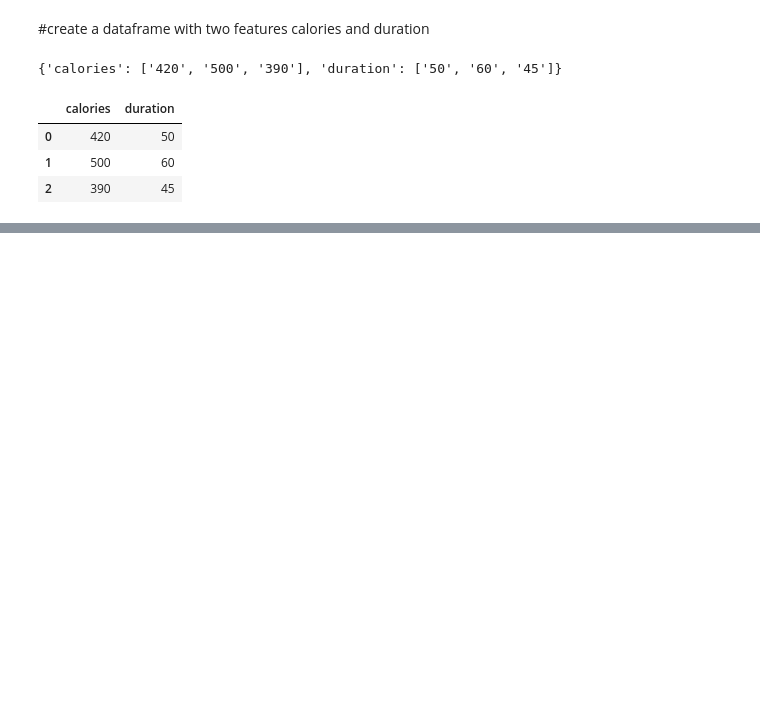
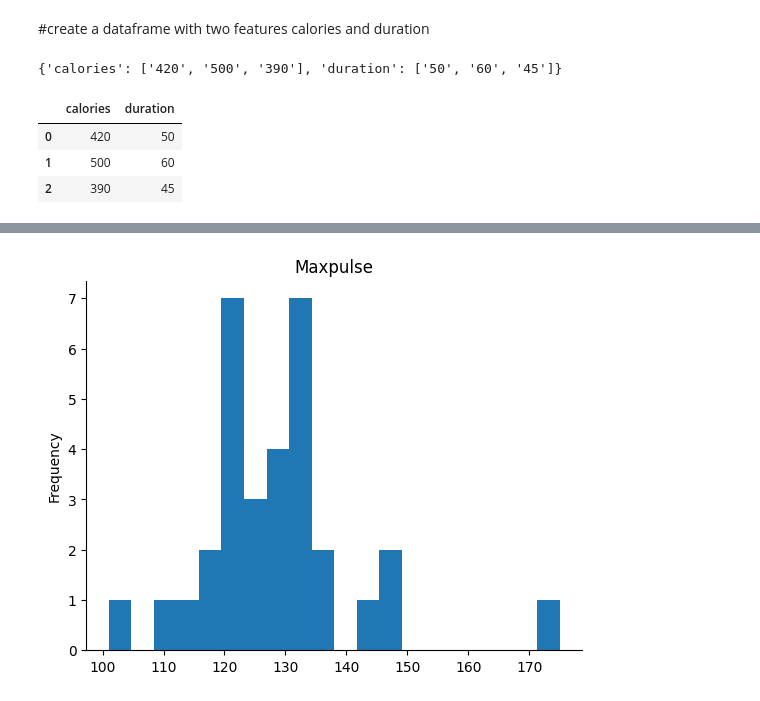
Before and after one commit to bohara10/ML_training, a Jupyter notebook: pandas.ipynb, the cells around one changed output, grey strips where cells are left out. Cells and saved outputs as stored; diff of their text form; code cells hidden in the pictures; blank space fills up the shorter version.

```diff
--- a/pandas.ipynb
+++ b/pandas.ipynb
@@ -54,0 +87,4 @@ df
+# %%
+import pandas as pd
+df = pd.read_csv("/content/drive/MyDrive/Colab Notebooks/pandas_dataset.csv")
+df.head(5)
@@ -54,0 +98,3 @@ df
+# %%
+df["Date"] = df["Date"].replace({"'":""},regex=True)
+df.head(5)
@@ -54,0 +108,8 @@ df
+# %%
+# @title Maxpulse
+
+from matplotlib import pyplot as plt
+df['Maxpulse'].plot(kind='hist', bins=20, title='Maxpulse')
+plt.gca().spines[['top', 'right',]].set_visible(False)
+# %% [output]
+[figure, added]
```
Also changed, not shown: parts of 13 cells of this notebook.
